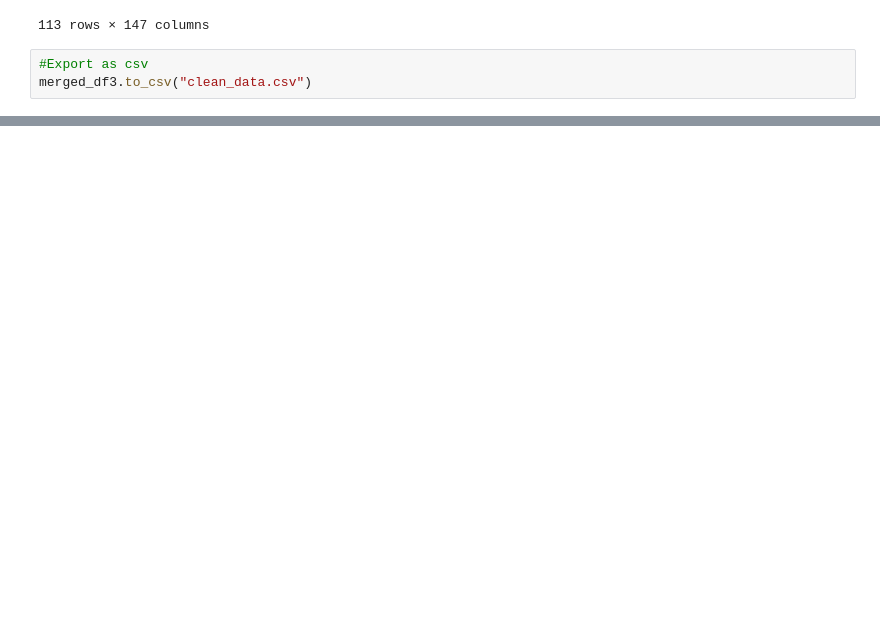
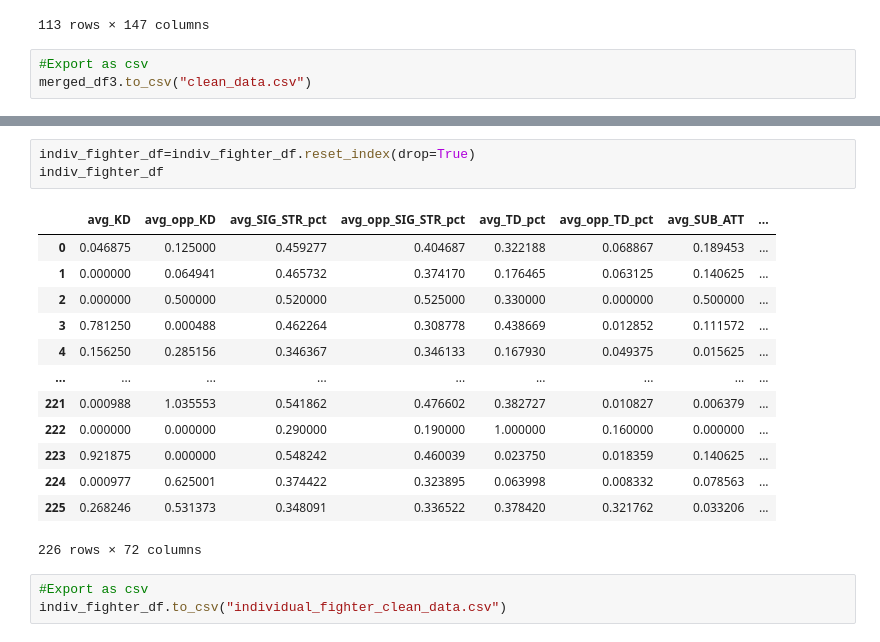
Before and after one commit to danielurdaneta/FinalProject, a Jupyter notebook: data_clean.ipynb, the cells around one changed output, grey strips where cells are left out. Cells and saved outputs as stored; diff of their text form; blank space fills up the shorter version.

```diff
--- a/data_clean.ipynb
+++ b/data_clean.ipynb
@@ -243,0 +485,20 @@ merged_df3.to_csv("clean_data.csv")
+# %%
+indiv_fighter_df=indiv_fighter_df.reset_index(drop=True)
+indiv_fighter_df
+# %% [output]
+|  | avg_KD | avg_opp_KD | avg_SIG_STR_pct | avg_opp_SIG_STR_pct | avg_TD_pct | avg_opp_TD_pct | avg_SUB_ATT | ... |
+| 0 | 0.046875 | 0.125000 | 0.459277 | 0.404687 | 0.322188 | 0.068867 | 0.189453 | ... |
+| 1 | 0.000000 | 0.064941 | 0.465732 | 0.374170 | 0.176465 | 0.063125 | 0.140625 | ... |
+| 2 | 0.000000 | 0.500000 | 0.520000 | 0.525000 | 0.330000 | 0.000000 | 0.500000 | ... |
+| 3 | 0.781250 | 0.000488 | 0.462264 | 0.308778 | 0.438669 | 0.012852 | 0.111572 | ... |
+| 4 | 0.156250 | 0.285156 | 0.346367 | 0.346133 | 0.167930 | 0.049375 | 0.015625 | ... |
+| ... | ... | ... | ... | ... | ... | ... | ... | ... |
+| 221 | 0.000988 | 1.035553 | 0.541862 | 0.476602 | 0.382727 | 0.010827 | 0.006379 | ... |
+| 222 | 0.000000 | 0.000000 | 0.290000 | 0.190000 | 1.000000 | 0.160000 | 0.000000 | ... |
+| 223 | 0.921875 | 0.000000 | 0.548242 | 0.460039 | 0.023750 | 0.018359 | 0.140625 | ... |
+| 224 | 0.000977 | 0.625001 | 0.374422 | 0.323895 | 0.063998 | 0.008332 | 0.078563 | ... |
+| 225 | 0.268246 | 0.531373 | 0.348091 | 0.336522 | 0.378420 | 0.321762 | 0.033206 | ... |
+226 rows × 72 columns
+# %%
+#Export as csv
+indiv_fighter_df.to_csv("individual_fighter_clean_data.csv")
```
Also changed, not shown: parts of 19 cells of this notebook, 2 other files.
